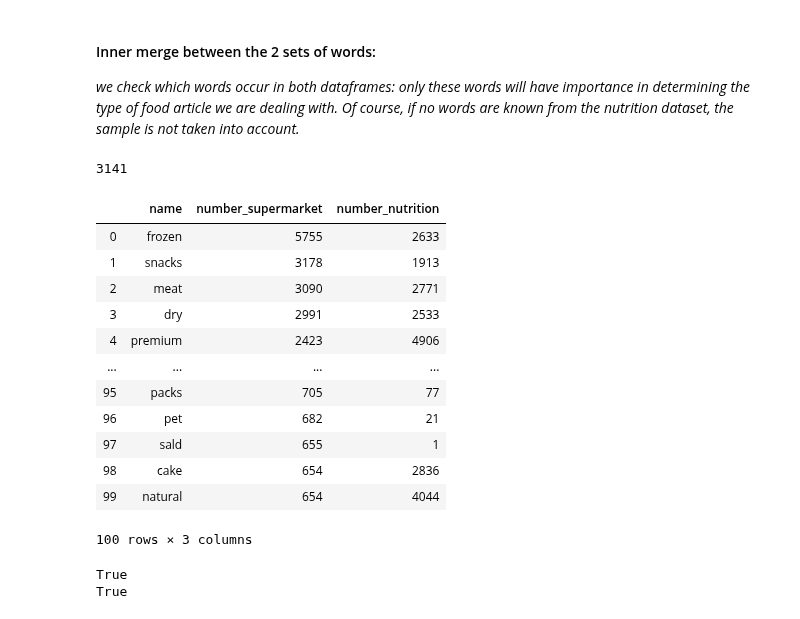
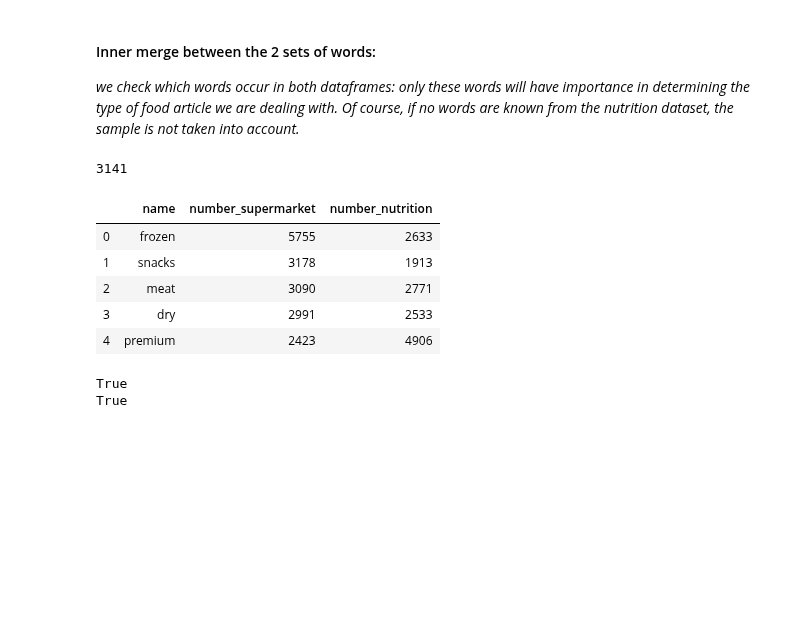
Before and after one commit to raphaelreiss/ADA_project, a Jupyter notebook: src/Health.ipynb, the cells around one changed output. Drawn from its saved outputs; the diff is of its cells as text; code cells hidden in the pictures; blank space fills up the shorter version.

```diff
--- a/src/Health.ipynb
+++ b/src/Health.ipynb
@@ -259,22 +261,15 @@ _we check which words occur in both dataframes: only these words will have impor
 common_words = pd.merge(all_words_supermarket,all_words_nutrition,left_on = 'name',right_on = 'name',suffixes=('_supermarket', '_nutrition'))
 # %%
 print(common_words.size)
-common_words.head(100)
+common_words.head()
 # %% [output]
 3141
 |  | name | number_supermarket | number_nutrition |
 | 0 | frozen | 5755 | 2633 |
 | 1 | snacks | 3178 | 1913 |
 | 2 | meat | 3090 | 2771 |
 | 3 | dry | 2991 | 2533 |
 | 4 | premium | 2423 | 4906 |
-| ... | ... | ... | ... |
-| 95 | packs | 705 | 77 |
-| 96 | pet | 682 | 21 |
-| 97 | sald | 655 | 1 |
-| 98 | cake | 654 | 2836 |
-| 99 | natural | 654 | 4044 |
-100 rows × 3 columns
 # %%
 #Manual check to see which words occur in which dataset
 print('chocolate' in all_words_nutrition.name.values)
```
Also changed, not shown: parts of 5 cells of this notebook.
